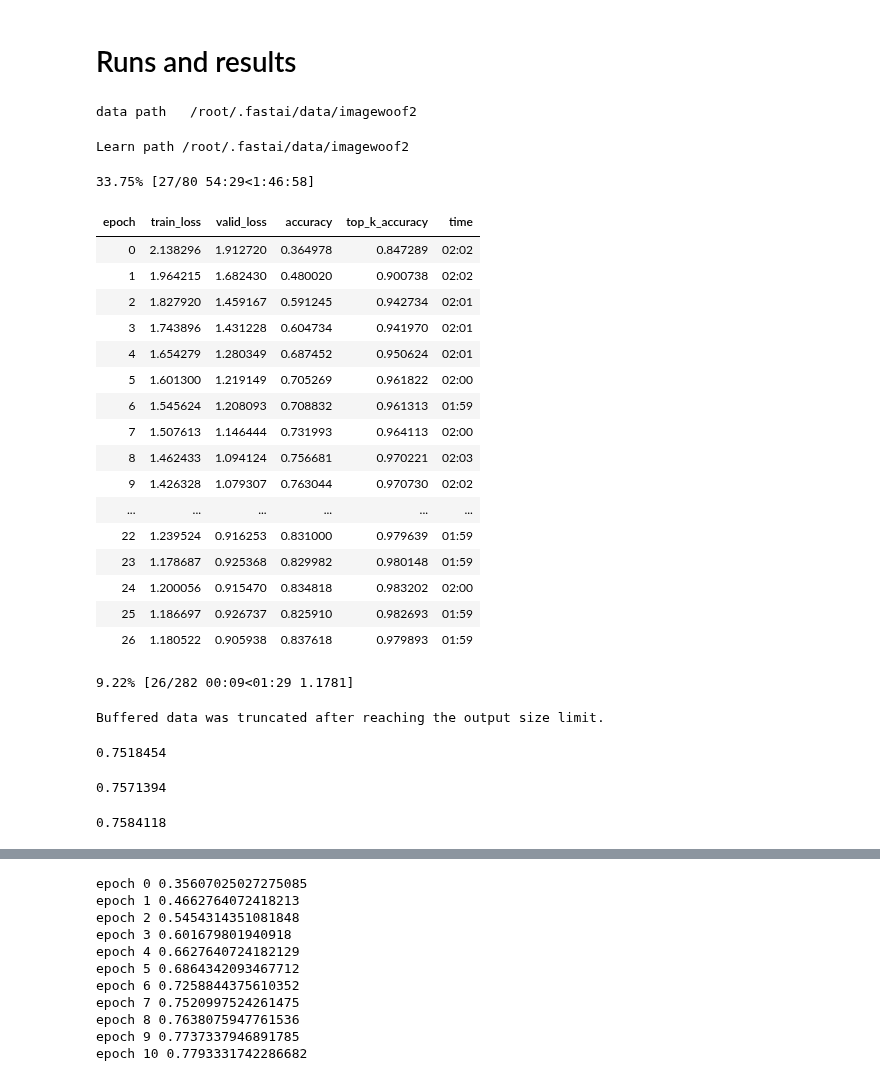
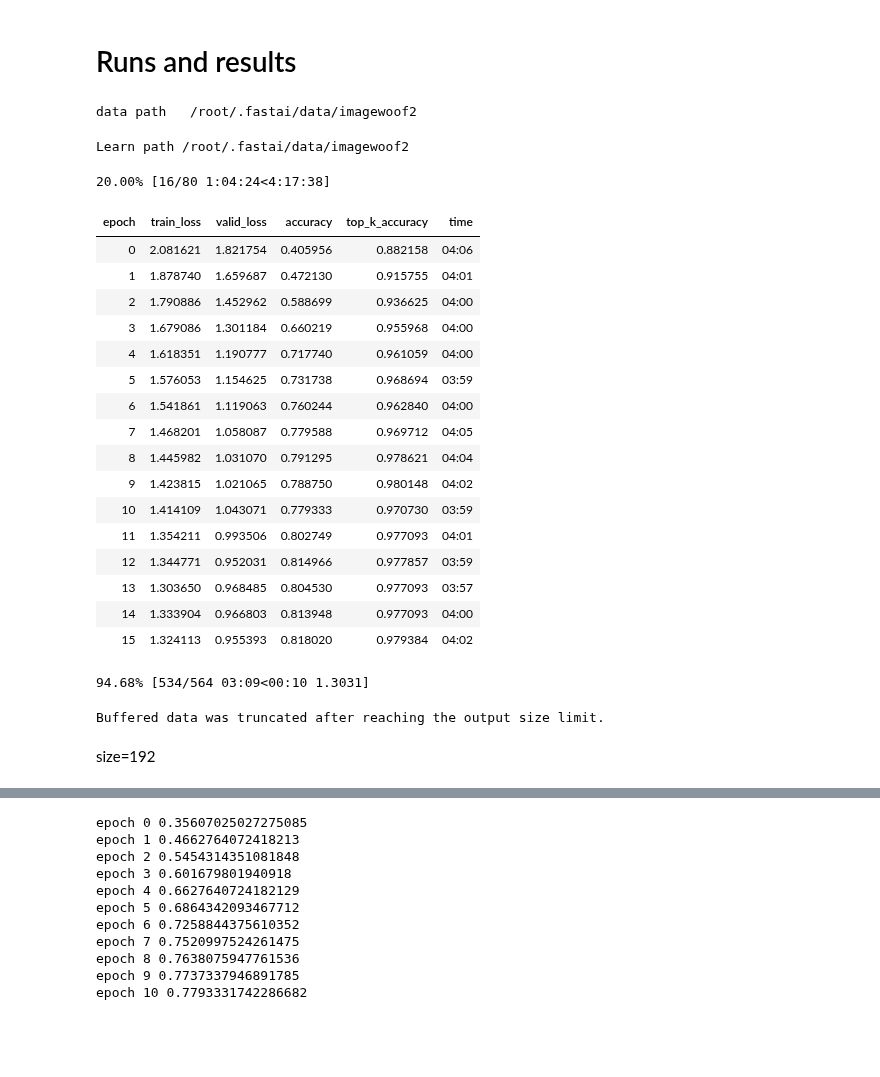
Before and after one commit to liuyao12/Ranger-Mish-ImageWoof-5, a Jupyter notebook: Woof_128_new_ConvTwist.ipynb, the cells around one changed output, grey strips where cells are left out. Cells and saved outputs as stored; diff of their text form; code cells hidden in the pictures; blank space fills up the shorter version.

```diff
--- a/Woof_128_new_ConvTwist.ipynb
+++ b/Woof_128_new_ConvTwist.ipynb
@@ -111,7 +111,7 @@ class ConvTwist(nn.Module):  # replacing 3x3 Conv2d
         a,b,_,_ = kernel.size()
         a = a//n
         KK = torch.zeros((a*n,b*n,3,3)).to(kernel.device)
-        KK[:a,-b:] = kernel[:a]
+        # KK[:a,-b:] = kernel[:a]
         for i in range(n):
             if i%4==0:
                 KK[a*i:a*(i+1),b*(i+3):b*(i+4)] = kernel[a*i:a*(i+1)]
@@ -123,7 +123,7 @@ class ConvTwist(nn.Module):  # replacing 3x3 Conv2d
         permute = True
         if kernel is None:
             kernel = self.conv.weight
-        if self.groups==1 or permute==False:
+        if permute is False:
             return F.conv2d(inpt, kernel, padding=1, stride=self.stride, groups=self.groups)
         else:
             return F.conv2d(inpt, self.full_kernel(kernel), padding=1, stride=self.stride, groups=1)
@@ -136,6 +136,7 @@ class ConvTwist(nn.Module):  # replacing 3x3 Conv2d
                 conv_wt.data[n*i:n*(i+1)] = (conv_wt[n*i:n*(i+1)] + torch.transpose(conv_wt[n*i:n*(i+1)],0,1)) / 2
 
     def forward(self, inpt):
+        # self.symmetrize(self.conv.weight)
         out = self._conv(inpt)
         if self.twist is False:
             return out
@@ -225,7 +226,7 @@ class NewResBlock(Module):
 # %% [markdown]
 # Model Constructor
 # %%
-model = Net(c_out=10, layers=[3,4,6,3], expansion=4)
+model = Net(c_out=10, layers=[4,6,8,10], expansion=4)
 model.block = NewResBlock
 # model.conv_layer = NewLayer # for the stem
 pool = MaxBlurPool2d(3, True)
@@ -238,43 +239,30 @@ model.sa = True
 # Runs and results
 # %%
 for _ in range(1):
-    learn = get_learn(model=model, size=128, bs=32, mixup=0.4)
+    learn = get_learn(model=model, size=192, bs=16, mixup=0.4)
     learn.fit_fc(80, lr=4e-3, moms=(0.95,0.95), start_pct=0.72)
 # %% [output]
 data path   /root/.fastai/data/imagewoof2
 Learn path /root/.fastai/data/imagewoof2
-33.75% [27/80 54:29<1:46:58]
+20.00% [16/80 1:04:24<4:17:38]
 | epoch | train_loss | valid_loss | accuracy | top_k_accuracy | time |
-| 0 | 2.138296 | 1.912720 | 0.364978 | 0.847289 | 02:02 |
-| 1 | 1.964215 | 1.682430 | 0.480020 | 0.900738 | 02:02 |
-| 2 | 1.827920 | 1.459167 | 0.591245 | 0.942734 | 02:01 |
-| 3 | 1.743896 | 1.431228 | 0.604734 | 0.941970 | 02:01 |
-| 4 | 1.654279 | 1.280349 | 0.687452 | 0.950624 | 02:01 |
-| 5 | 1.601300 | 1.219149 | 0.705269 | 0.961822 | 02:00 |
-| 6 | 1.545624 | 1.208093 | 0.708832 | 0.961313 | 01:59 |
-| 7 | 1.507613 | 1.146444 | 0.731993 | 0.964113 | 02:00 |
-| 8 | 1.462433 | 1.094124 | 0.756681 | 0.970221 | 02:03 |
-| 9 | 1.426328 | 1.079307 | 0.763044 | 0.970730 | 02:02 |
-| ... | ... | ... | ... | ... | ... |
-| 22 | 1.239524 | 0.916253 | 0.831000 | 0.979639 | 01:59 |
-| 23 | 1.178687 | 0.925368 | 0.829982 | 0.980148 | 01:59 |
-| 24 | 1.200056 | 0.915470 | 0.834818 | 0.983202 | 02:00 |
-| 25 | 1.186697 | 0.926737 | 0.825910 | 0.982693 | 01:59 |
-| 26 | 1.180522 | 0.905938 | 0.837618 | 0.979893 | 01:59 |
+| 0 | 2.081621 | 1.821754 | 0.405956 | 0.882158 | 04:06 |
+| 1 | 1.878740 | 1.659687 | 0.472130 | 0.915755 | 04:01 |
+| 2 | 1.790886 | 1.452962 | 0.588699 | 0.936625 | 04:00 |
+| 3 | 1.679086 | 1.301184 | 0.660219 | 0.955968 | 04:00 |
+| 4 | 1.618351 | 1.190777 | 0.717740 | 0.961059 | 04:00 |
+| 5 | 1.576053 | 1.154625 | 0.731738 | 0.968694 | 03:59 |
+| 6 | 1.541861 | 1.119063 | 0.760244 | 0.962840 | 04:00 |
+| 7 | 1.468201 | 1.058087 | 0.779588 | 0.969712 | 04:05 |
+| 8 | 1.445982 | 1.031070 | 0.791295 | 0.978621 | 04:04 |
+| 9 | 1.423815 | 1.021065 | 0.788750 | 0.980148 | 04:02 |
+| 10 | 1.414109 | 1.043071 | 0.779333 | 0.970730 | 03:59 |
+| 11 | 1.354211 | 0.993506 | 0.802749 | 0.977093 | 04:01 |
+| 12 | 1.344771 | 0.952031 | 0.814966 | 0.977857 | 03:59 |
+| 13 | 1.303650 | 0.968485 | 0.804530 | 0.977093 | 03:57 |
+| 14 | 1.333904 | 0.966803 | 0.813948 | 0.977093 | 04:00 |
+| 15 | 1.324113 | 0.955393 | 0.818020 | 0.979384 | 04:02 |
-9.22% [26/282 00:09<01:29 1.1781]
+94.68% [534/564 03:09<00:10 1.3031]
 Buffered data was truncated after reaching the output size limit.
-# %%
-res = [0.754899, 0.751082, 0.755663, 0.748028, 0.749555]
-sum(res) / 5
-# %% [output]
-0.7518454
-# %%
-res = [0.757445, 0.748028, 0.768643, 0.757445, 0.754136]
-sum(res) / 5
-# %% [output]
-0.7571394
-# %%
-res = [0.758208, 0.754645, 0.756172, 0.757699, 0.765335]
-sum(res) / 5
-# %% [output]
-0.7584118
+# %% [markdown]
+size=192
```
Also changed, not shown: parts of 11 cells of this notebook.
